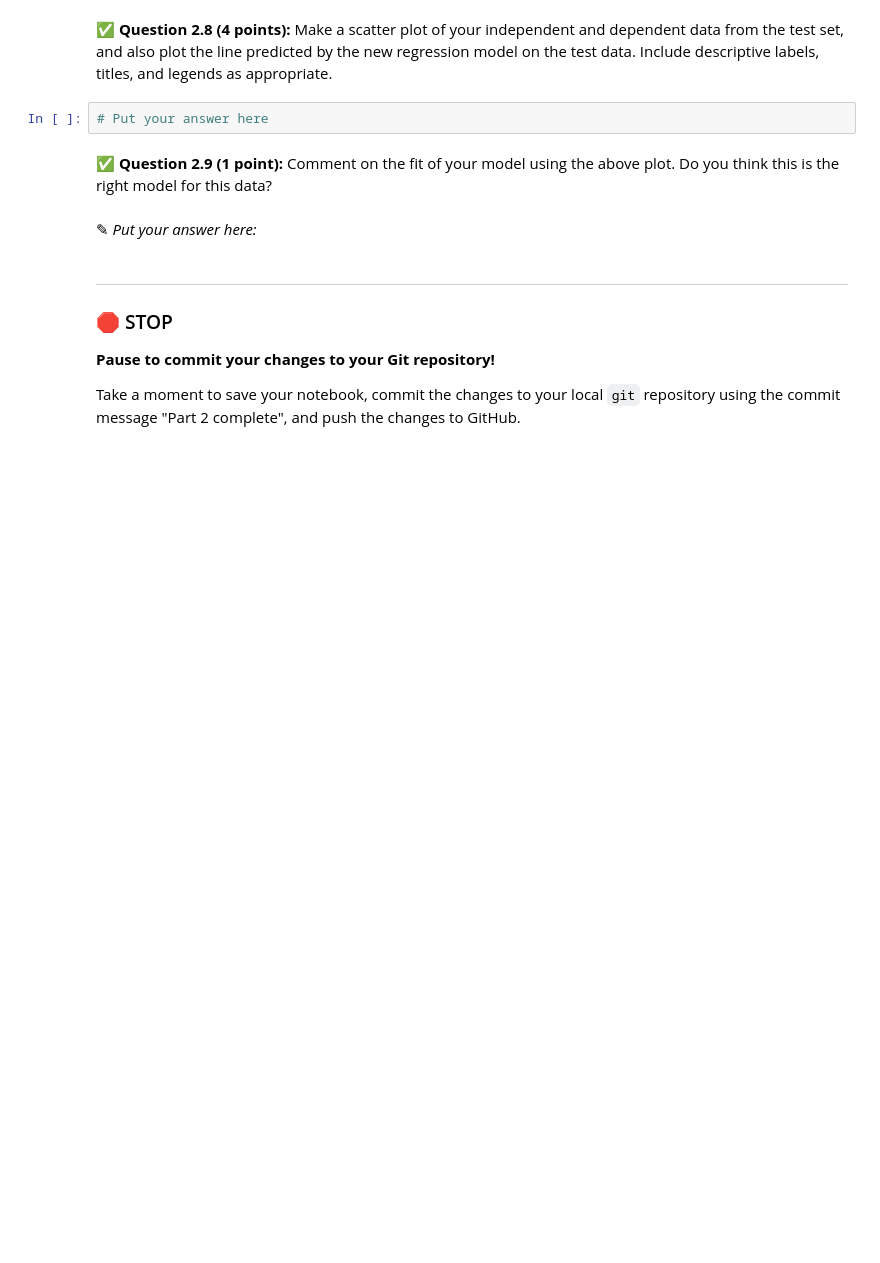
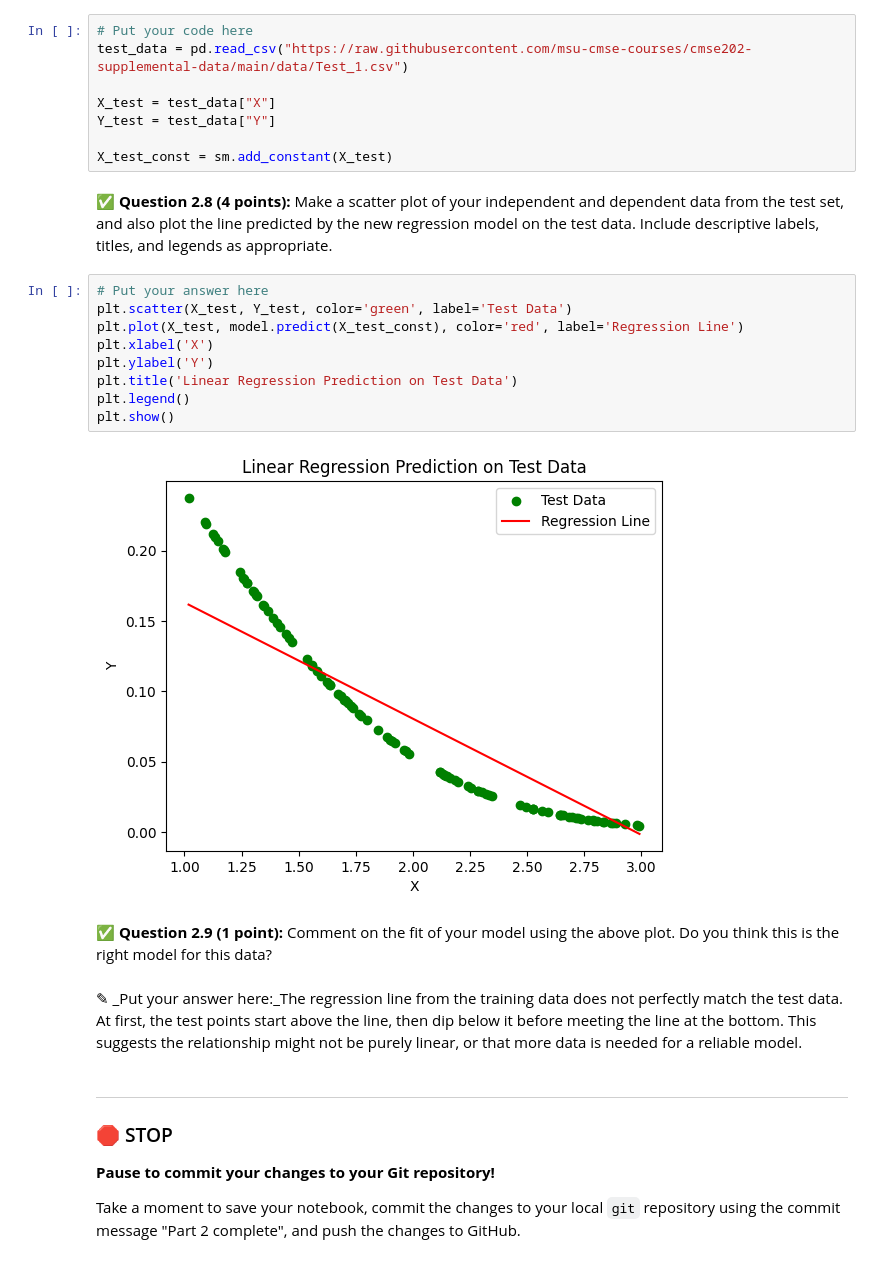
Before and after one commit to johnsje6/CMSE202-s26-turnin, a Jupyter notebook: hw-03/HW-03_Regression-S26-STUDENT.ipynb, the cells around one changed output. Cells and saved outputs as stored; diff of their text form; blank space fills up the shorter version.

```diff
--- a/hw-03/HW-03_Regression-S26-STUDENT.ipynb
+++ b/hw-03/HW-03_Regression-S26-STUDENT.ipynb
@@ -140,11 +189,28 @@ In this part, we'll perform some one-variable linear regression analysis on the
+# %%
+# Put your code here
+test_data = pd.read_csv("https://raw.githubusercontent.com/msu-cmse-courses/cmse202-supplemental-data/main/data/Test_1.csv")
+
+X_test = test_data["X"]
+Y_test = test_data["Y"]
+
+X_test_const = sm.add_constant(X_test)
 # %% [markdown]
 &#9989; **Question 2.8 (4 points):** Make a scatter plot of your independent and dependent data from the test set, and also plot the line predicted by the new regression model on the test data. Include descriptive labels, titles, and legends as appropriate.
-# %%
-# Put your answer here
+# %%
+# Put your answer here
+plt.scatter(X_test, Y_test, color='green', label='Test Data')
+plt.plot(X_test, model.predict(X_test_const), color='red', label='Regression Line')
+plt.xlabel('X')
+plt.ylabel('Y')
+plt.title('Linear Regression Prediction on Test Data')
+plt.legend()
+plt.show()
+# %% [output]
+[figure, added]
 # %% [markdown]
 &#9989; **Question 2.9 (1 point):** Comment on the fit of your model using the above plot. Do you think this is the right model for this data?
-# %% [markdown]
-<font size=+3>&#9998;</font> _Put your answer here:_
+# %% [markdown]
+<font size=+3>&#9998;</font> _Put your answer here:_The regression line from the training data does not perfectly match the test data. At first, the test points start above the line, then dip below it before meeting the line at the bottom. This suggests the relationship might not be purely linear, or that more data is needed for a reliable model.
 # %% [markdown]
 ---
 ### &#128721; STOP
```
Also changed, not shown: parts of 14 cells of this notebook.
